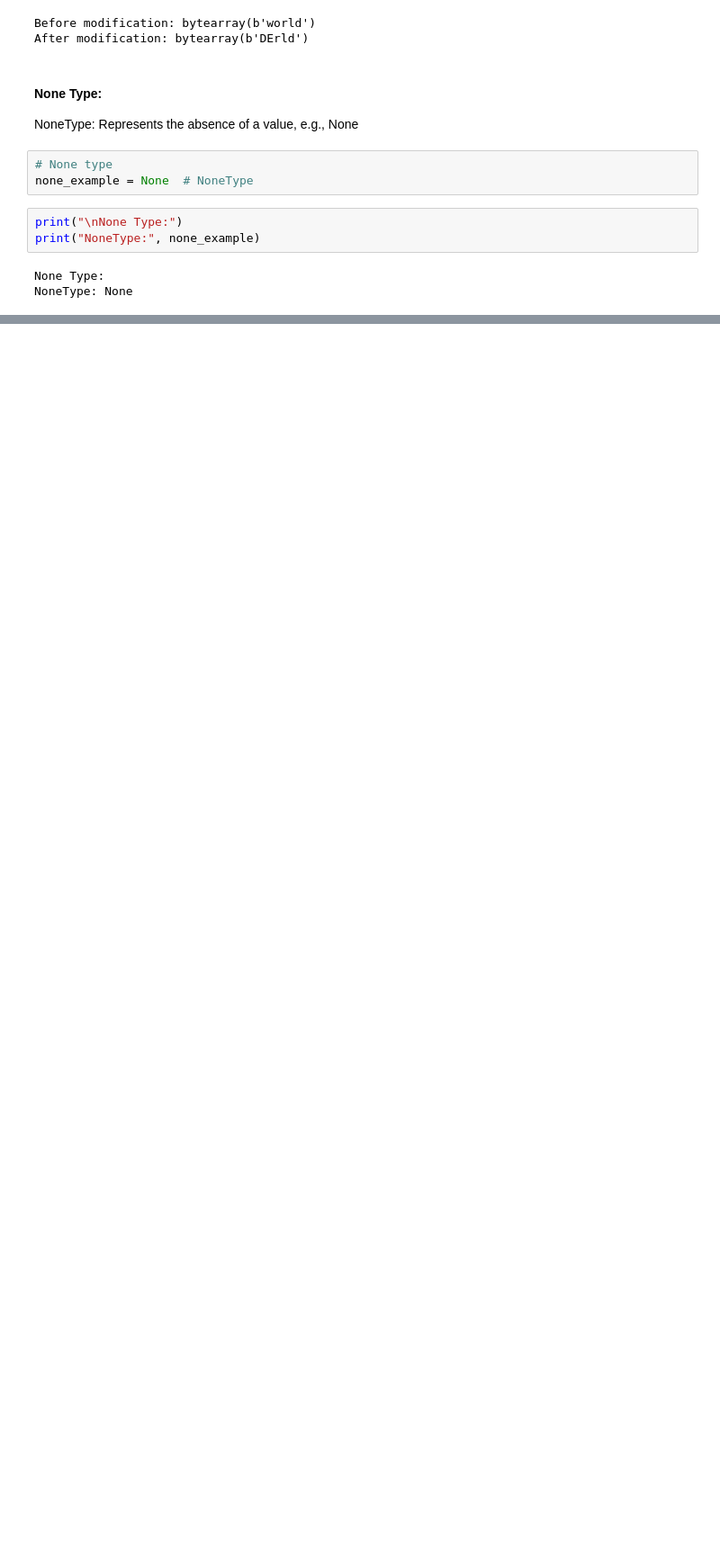
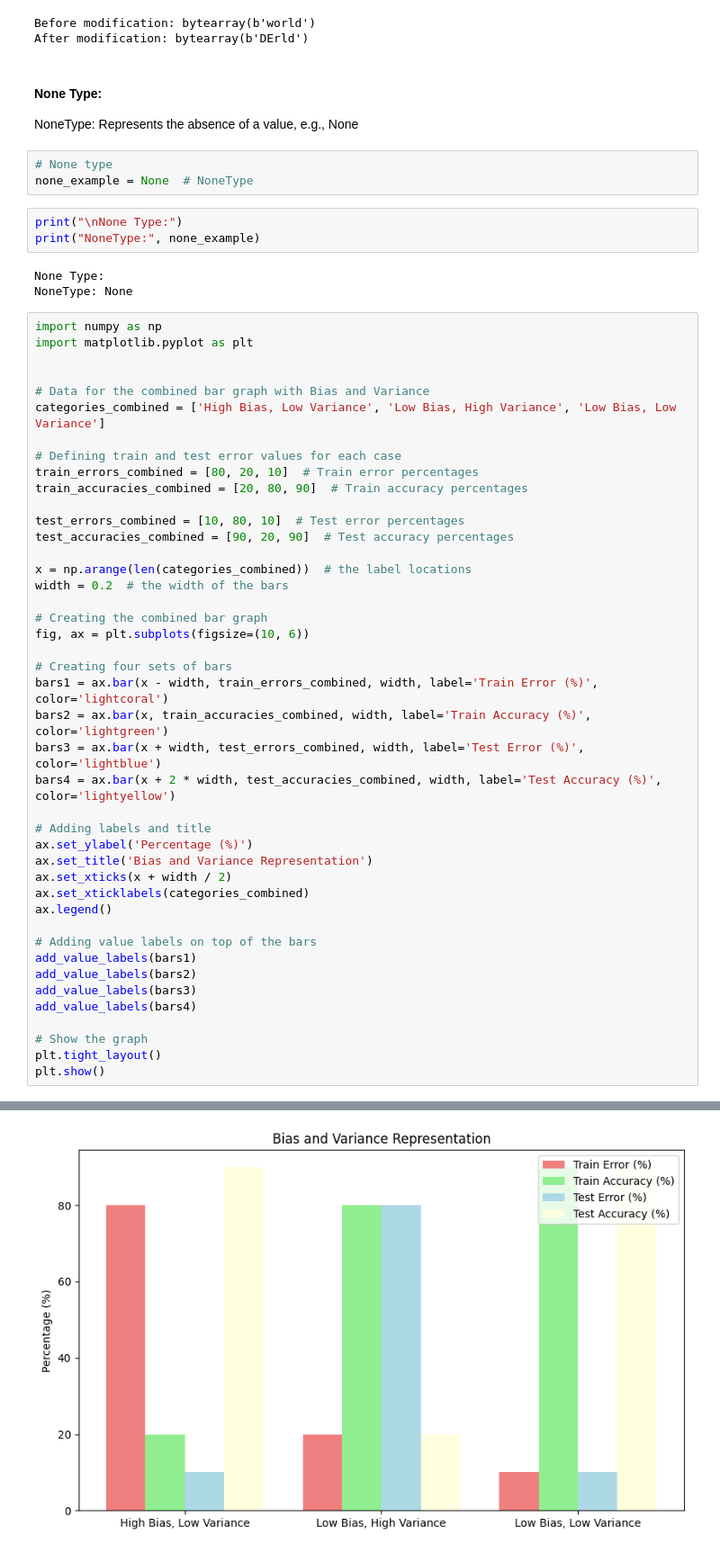
Before and after one commit to Ramyasreekodati/Ramyasreekodati-imp-librarys-of-data-science, a Jupyter notebook: python/2.Data_types.ipynb, the cells around one changed output, grey strips where cells are left out. Shown: that part at 90% size. Cells and saved outputs as stored; diff of their text form; blank space fills up the shorter version.

```diff
--- a/python/2.Data_types.ipynb
+++ b/python/2.Data_types.ipynb
@@ -195,3 +195,47 @@ print("NoneType:", none_example)
 # %% [output]
 None Type:
 NoneType: None
+# %%
+import numpy as np
+import matplotlib.pyplot as plt
+
+
+# Data for the combined bar graph with Bias and Variance
+categories_combined = ['High Bias, Low Variance', 'Low Bias, High Variance', 'Low Bias, Low Variance']
+
+# Defining train and test error values for each case
+train_errors_combined = [80, 20, 10]  # Train error percentages
+train_accuracies_combined = [20, 80, 90]  # Train accuracy percentages
+
+test_errors_combined = [10, 80, 10]  # Test error percentages
+test_accuracies_combined = [90, 20, 90]  # Test accuracy percentages
+
+x = np.arange(len(categories_combined))  # the label locations
+width = 0.2  # the width of the bars
+
+# Creating the combined bar graph
+fig, ax = plt.subplots(figsize=(10, 6))
+
+# Creating four sets of bars
+bars1 = ax.bar(x - width, train_errors_combined, width, label='Train Error (%)', color='lightcoral')
+bars2 = ax.bar(x, train_accuracies_combined, width, label='Train Accuracy (%)', color='lightgreen')
+bars3 = ax.bar(x + width, test_errors_combined, width, label='Test Error (%)', color='lightblue')
+bars4 = ax.bar(x + 2 * width, test_accuracies_combined, width, label='Test Accuracy (%)', color='lightyellow')
+
+# Adding labels and title
+ax.set_ylabel('Percentage (%)')
+ax.set_title('Bias and Variance Representation')
+ax.set_xticks(x + width / 2)
+ax.set_xticklabels(categories_combined)
+ax.legend()
+
+# Adding value labels on top of the bars
+add_value_labels(bars1)
+add_value_labels(bars2)
+add_value_labels(bars3)
+add_value_labels(bars4)
+
+# Show the graph
+plt.tight_layout()
+plt.show()
+# %% [output]
@@ -197,0 +243 @@ NoneType: None
+[figure, added]
```
Also changed, not shown: parts of 7 cells of this notebook, 2 other files.
